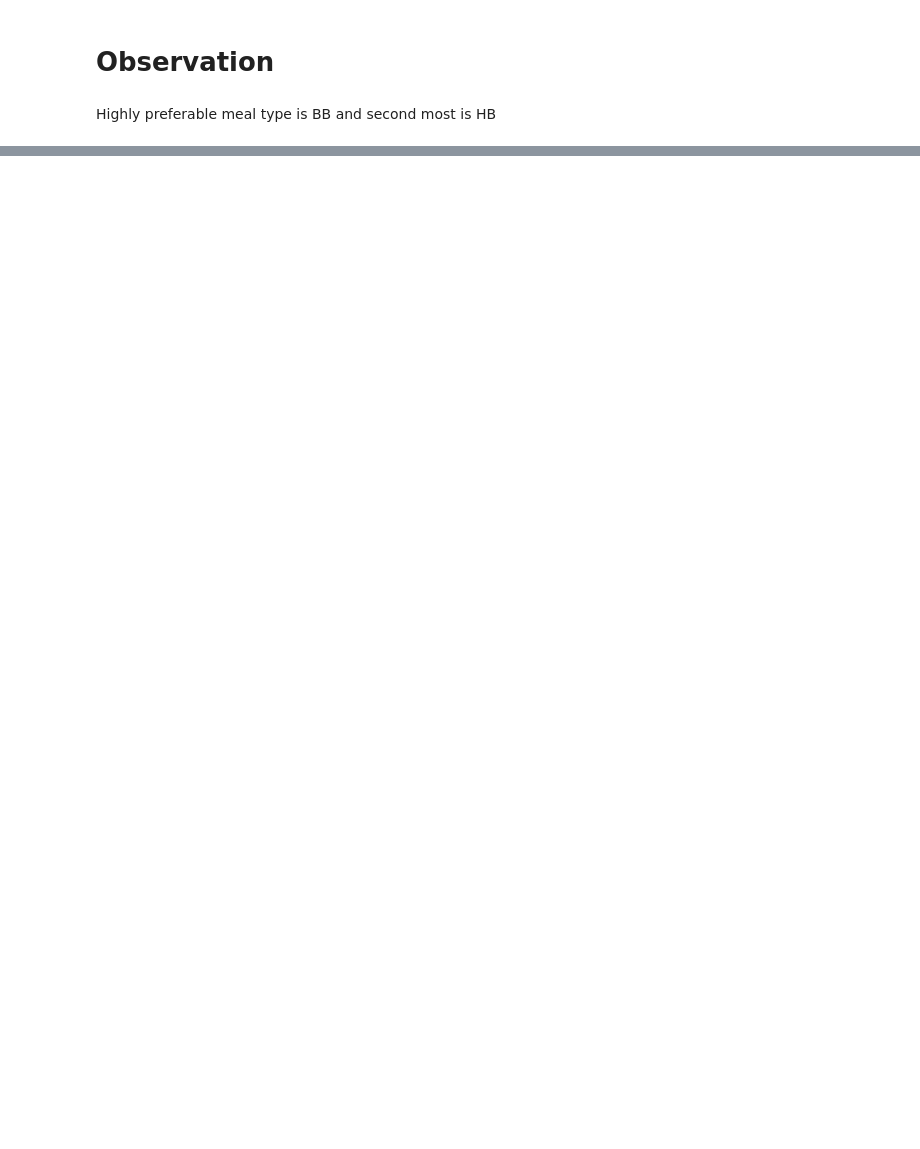
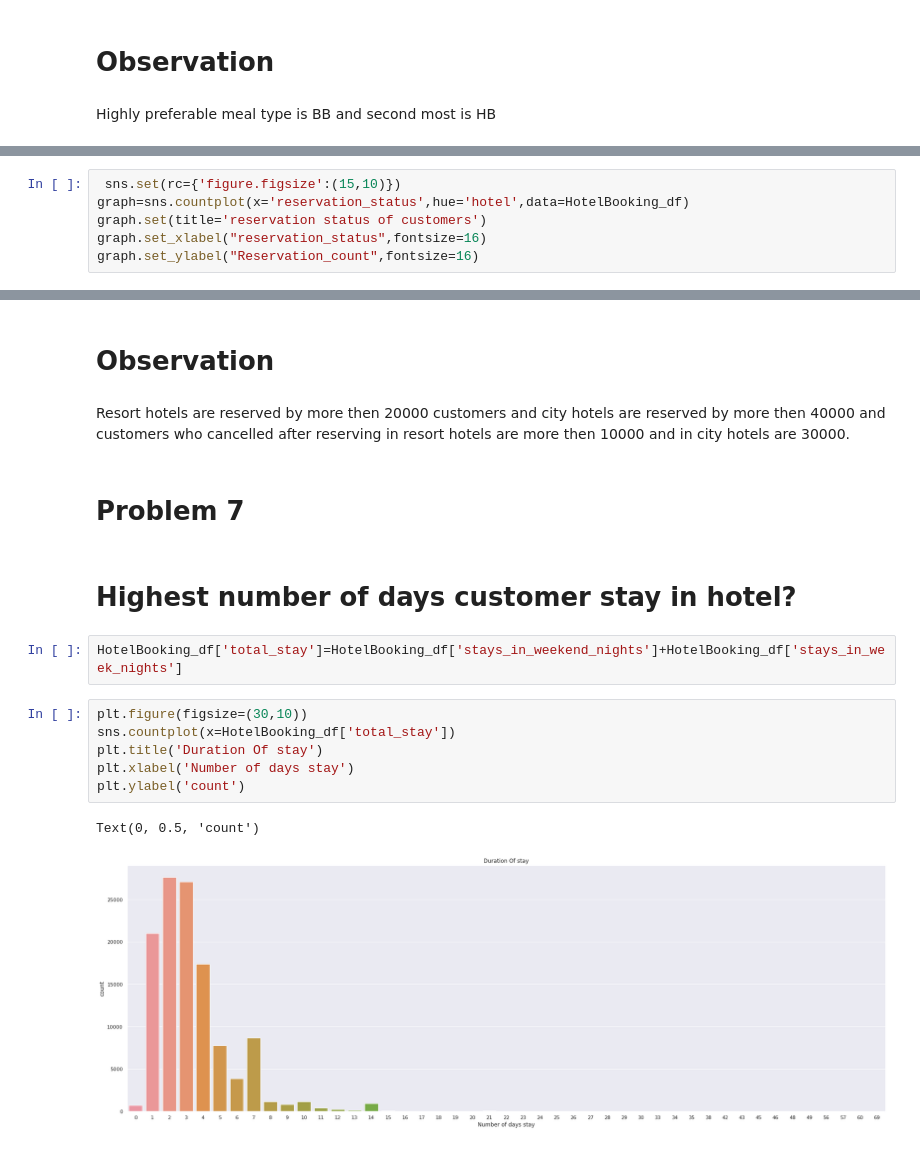
Before and after one commit to Riyago/Hotel-Booking-Analysis, a Jupyter notebook: Copy_of_Hotel_Booking_Analysis_Capstone_Project.ipynb, the cells around one changed output, grey strips where cells are left out. Cells and saved outputs as stored; diff of their text form; blank space fills up the shorter version.

```diff
--- a/Copy_of_Hotel_Booking_Analysis_Capstone_Project.ipynb
+++ b/Copy_of_Hotel_Booking_Analysis_Capstone_Project.ipynb
@@ -420,0 +457,6 @@ Highly preferable meal type is BB and second most is HB
+# %%
+ sns.set(rc={'figure.figsize':(15,10)})
+graph=sns.countplot(x='reservation_status',hue='hotel',data=HotelBooking_df)
+graph.set(title='reservation status of customers')
+graph.set_xlabel("reservation_status",fontsize=16)
+graph.set_ylabel("Reservation_count",fontsize=16)
@@ -420,0 +466,19 @@ Highly preferable meal type is BB and second most is HB
+# %% [markdown]
+# Observation
+# %% [markdown]
+Resort hotels are reserved by more then 20000 customers and city hotels are reserved by more then 40000 and customers who cancelled after reserving in resort hotels are more then 10000 and in city hotels are 30000.
+# %% [markdown]
+# **Problem** **7**
+# %% [markdown]
+# Highest number of days customer stay in hotel?
+# %%
+HotelBooking_df['total_stay']=HotelBooking_df['stays_in_weekend_nights']+HotelBooking_df['stays_in_week_nights']
+# %%
+plt.figure(figsize=(30,10))
+sns.countplot(x=HotelBooking_df['total_stay'])
+plt.title('Duration Of stay')
+plt.xlabel('Number of days stay')
+plt.ylabel('count')
+# %% [output]
+Text(0, 0.5, 'count')
+[figure, added]
```
Also changed, not shown: parts of 34 cells of this notebook.
